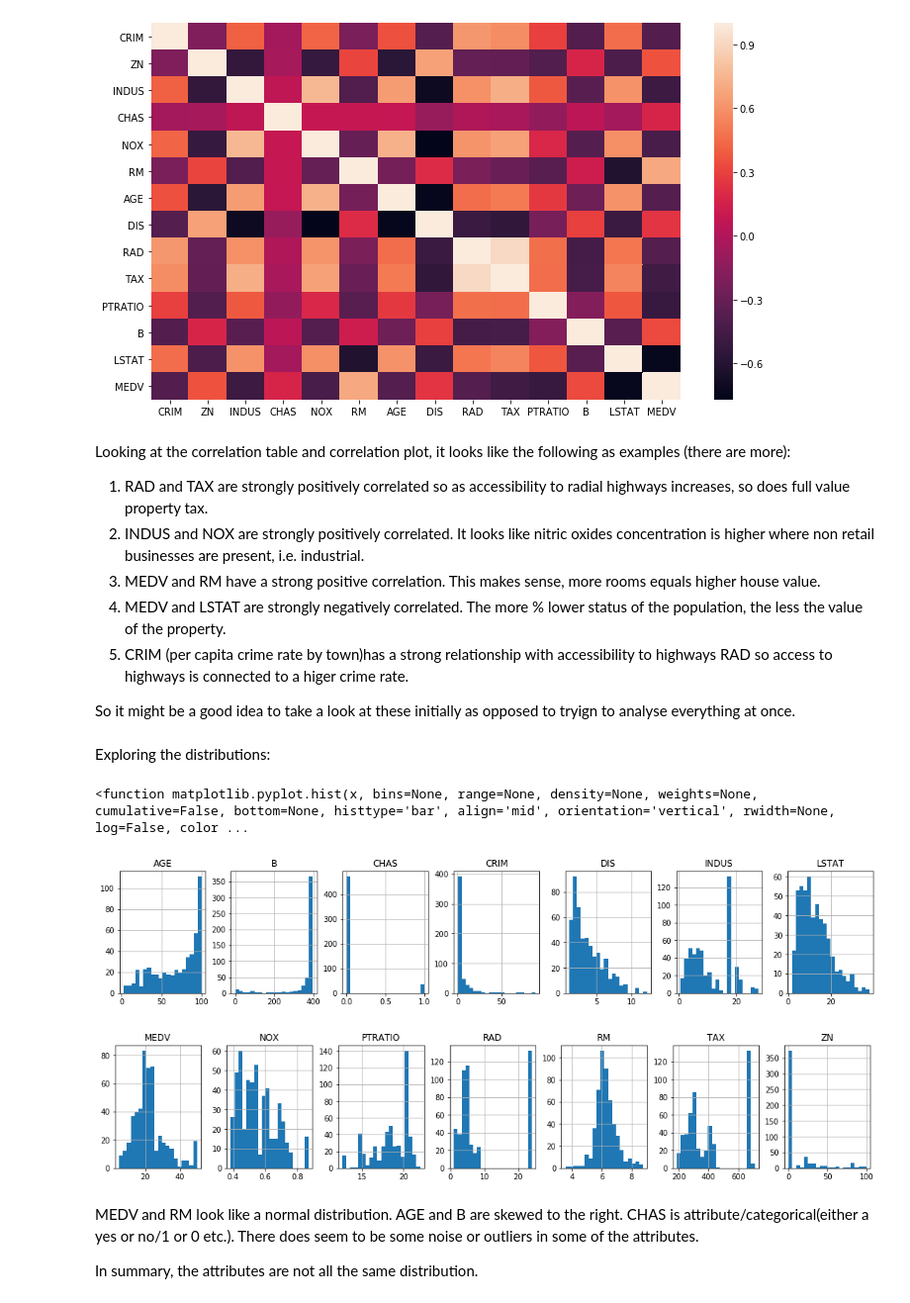
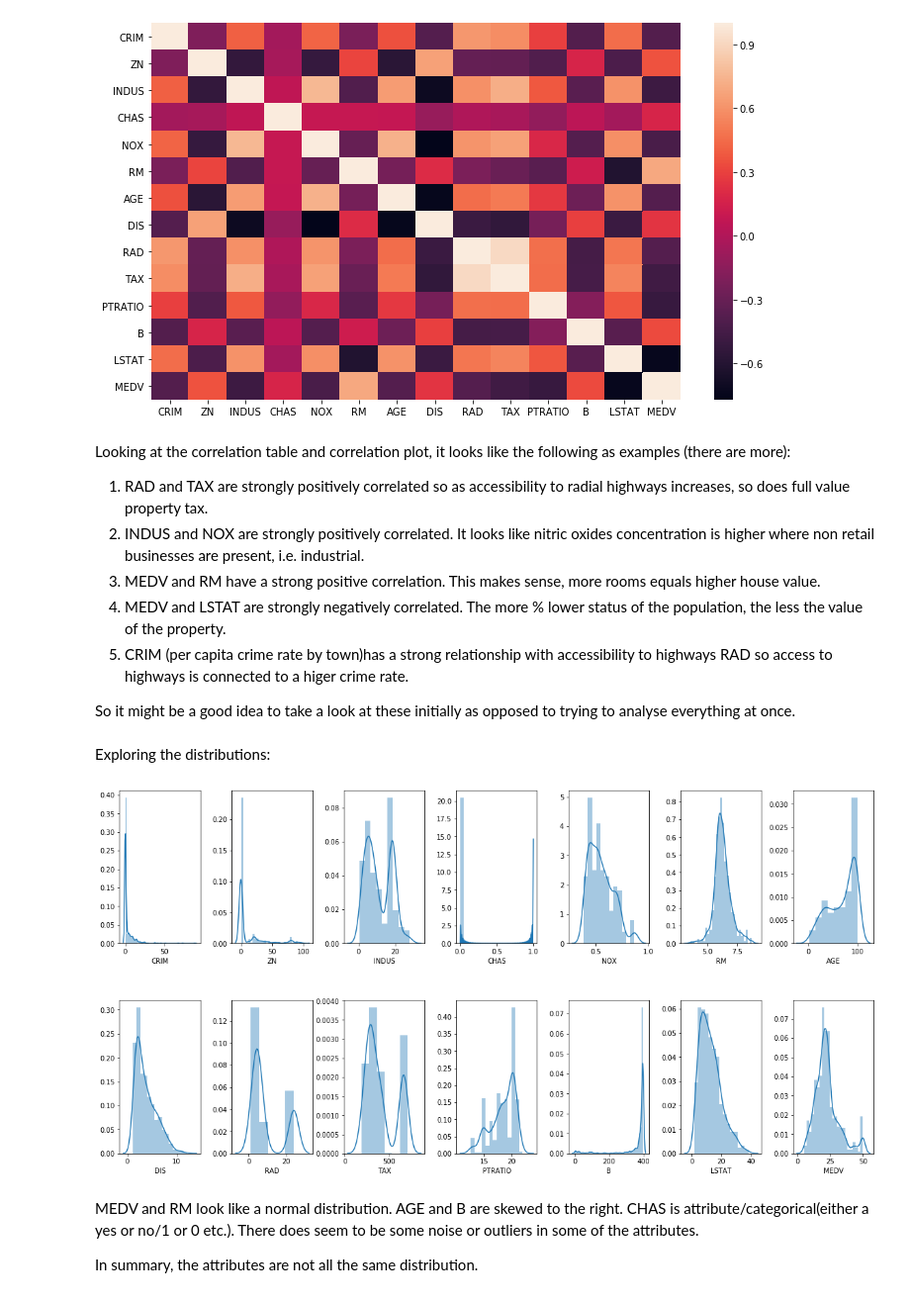
Before and after one commit to andreroche/MC_LEARN_STAT_PROJECT, a Jupyter notebook: MC_Learn_Project.ipynb, the cells around one changed output. Shown at 99% size. Drawn from its saved outputs; the diff is of its cells as text; code cells hidden in the pictures.

```diff
--- a/MC_Learn_Project.ipynb
+++ b/MC_Learn_Project.ipynb
@@ -193,20 +193,27 @@ Looking at the correlation table and correlation plot, it looks like the followi
 
 
 
-So it might be a good idea to take a look at these initially as opposed to tryign to analyse everything at once.
+So it might be a good idea to take a look at these initially as opposed to trying to analyse everything at once.
 # %% [markdown]
  Exploring the distributions:
+# %%
+fig, axs = plt.subplots(ncols=7, nrows=2, figsize=(16, 8))
+index = 0
+axs = axs.flatten()
+for i,j in bos.items():
+    sns.distplot(j, ax=axs[index])
+    index += 1
+plt.tight_layout(pad=0.4, w_pad=0.5, h_pad=5.0)
+# %% [output]
+[figure, added]
 # %%
-# plot histograms to view the distributions of each attribute
-split1 = ['AGE','B','CHAS','CRIM','DIS','INDUS','LSTAT'] # just splitting them to view it easier
-split2 = ['MEDV','RAD','RM','TAX','ZN','PTRATIO','NOX']
-hist = bos[split1].hist(bins=20,figsize=(18,3), layout=(1,7))
-hist2 = bos[split2].hist(bins=20,figsize=(18,3), layout=(1,7))
-plt.hist # plot it
+# use this method to plot selected histograms to make life easier to view only what's of interest
+
+#split1 = ['AGE','B','CHAS','CRIM','DIS','INDUS','LSTAT'] # just splitting them to view it easier
+#split2 = ['MEDV','RAD','RM','TAX','ZN','PTRATIO','NOX']
+#hist = bos[split1].hist(bins=20,figsize=(18,3), layout=(1,7))
+#hist2 = bos[split2].hist(bins=20,figsize=(18,3), layout=(1,7))
+#plt.hist # plot it
-# %% [output]
-<function matplotlib.pyplot.hist(x, bins=None, range=None, density=None, weights=None, cumulative=False, bottom=None, histtype='bar', align='mid', orientation='vertical', rwidth=None, log=False, color ...
-[figure, removed]
-[figure, removed]
 # %% [markdown]
 MEDV and RM look like a normal distribution. AGE and B are skewed to the right. CHAS is attribute/categorical(either a yes or no/1 or 0 etc.). There does seem to be some noise or outliers in some of the attributes.
 
```
Also changed, not shown: parts of 10 cells of this notebook.
